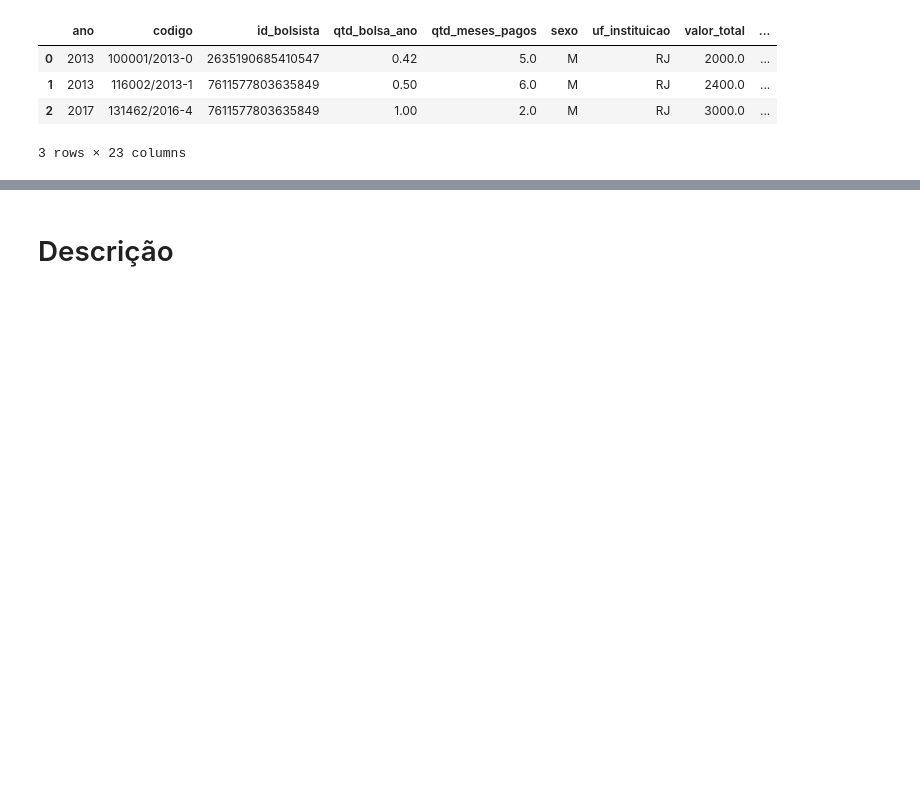
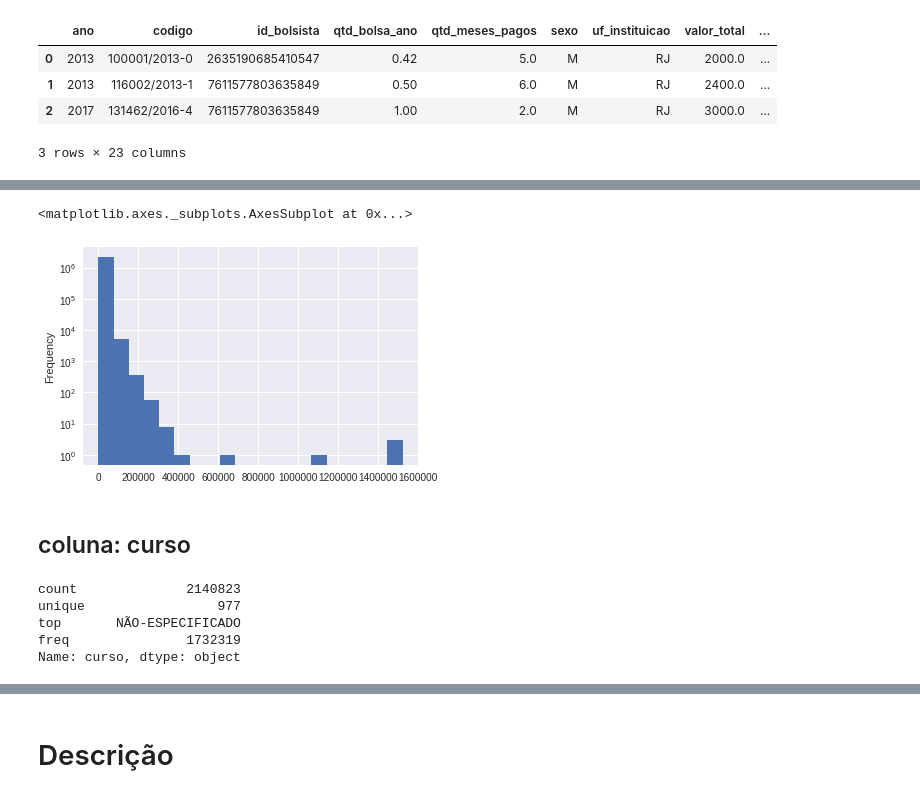
Before and after one commit to abevieiramota/course-python-data-analysis1, a Jupyter notebook: 04 - Analise/4.x - Bolsas CNPq.ipynb, the cells around one changed output, grey strips where cells are left out. Cells and saved outputs as stored; diff of their text form; code cells hidden in the pictures; blank space fills up the shorter version.

Commit message:
evolui notebook de análise de bolsas do cnpq

```diff
--- a/04 - Analise/4.x - Bolsas CNPq.ipynb
+++ b/04 - Analise/4.x - Bolsas CNPq.ipynb
@@ -288,0 +399,15 @@ cnpq.head(3)
+# %%
+cnpq.valor_total.plot.hist(bins=20, logy=True)
+# %% [output]
+<matplotlib.axes._subplots.AxesSubplot at 0x...>
+[figure, added]
+# %% [markdown]
+## coluna: curso
+# %%
+cnpq.curso.describe()
+# %% [output]
+count              2140823
+unique                 977
+top       NÃO-ESPECIFICADO
+freq               1732319
+Name: curso, dtype: object
```
Also changed, not shown: parts of 51 cells of this notebook.
